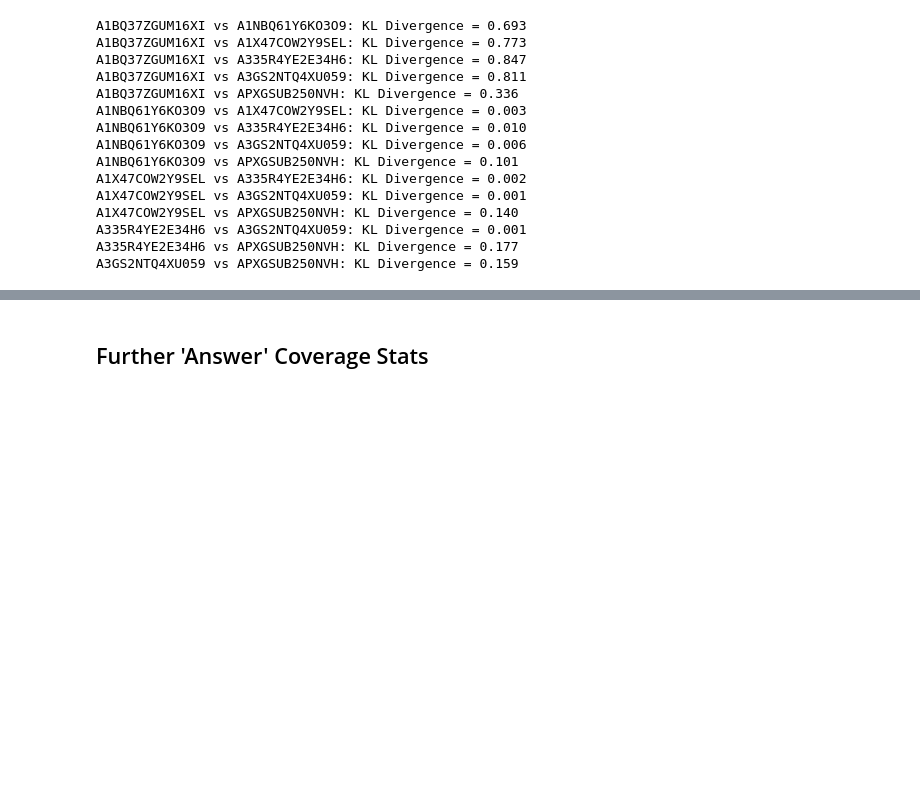
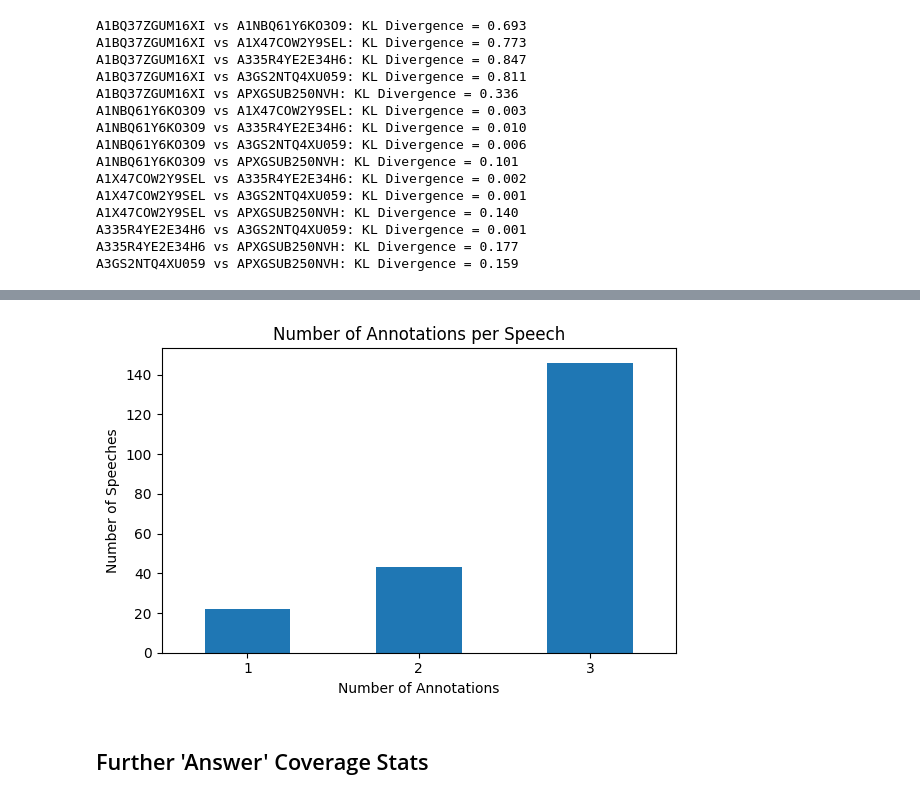
Before and after one commit to toletich311/manifesto_annotations, a Jupyter notebook: Annotations/Annotations_Descriptive_Statistics.ipynb, the cells around one changed output, grey strips where cells are left out. Drawn from its saved outputs; the diff is of its cells as text; code cells hidden in the pictures; blank space fills up the shorter version.

```diff
--- a/Annotations/Annotations_Descriptive_Statistics.ipynb
+++ b/Annotations/Annotations_Descriptive_Statistics.ipynb
@@ -369,0 +374,15 @@ A3GS2NTQ4XU059 vs APXGSUB250NVH: KL Divergence = 0.159
+# %%
+# only keep needed columns and rename
+df_clean = df[['HITId', 'WorkerId', 'Answer.manifesto_class.labels']].copy() #remove unnecessary columns
+df_clean.rename(columns={
+    'HITId': 'speech_id',
+    'WorkerId': 'worker_id',
+    'Answer.manifesto_class.labels': 'answer'
+}, inplace=True)
+
+# extra cleaning, dropping nulls, making sure all labels are ints,
+df_clean = df_clean.sort_values(by=['speech_id', 'worker_id']).reset_index(drop=True)
+
+# Final preview
+
+df_clean
@@ -369,0 +403,11 @@ A3GS2NTQ4XU059 vs APXGSUB250NVH: KL Divergence = 0.159
+# %%
+# Make sure 'answer' is a list (if it's stored as a string)
+# df_clean['answer'] = df_clean['answer'].apply(ast.literal_eval)
+
+# Filter out rows where answer is not empty
+df_nonempty = df_clean[df_clean['answer'].apply(lambda x: len(x) > 0)]
+
+# Count number of non-empty answers per speech
+speech_counts = df_nonempty.groupby('speech_id').size().reset_index(name='num_annotated')
+
+speech_counts
@@ -370,2 +428,20 @@ A3GS2NTQ4XU059 vs APXGSUB250NVH: KL Divergence = 0.159
+# %%
+# Count frequency of each num_annotated value
+annotation_distribution = speech_counts['num_annotated'].value_counts().sort_index()
+
+# Filter to show only 1, 2, or 3 annotations
+annotation_distribution = annotation_distribution[annotation_distribution.index.isin([1, 2, 3])]
+
+# Plot
+plt.figure(figsize=(6, 4))
+annotation_distribution.plot(kind='bar')
+plt.title("Number of Annotations per Speech")
+plt.xlabel("Number of Annotations")
+plt.ylabel("Number of Speeches")
+plt.xticks(rotation=0)
+plt.tight_layout()
+plt.show()
+# %% [output]
+[figure, added]
 # %% [markdown]
 ## Further 'Answer' Coverage Stats
```
Also changed, not shown: parts of 9 cells of this notebook, 1 other file.
